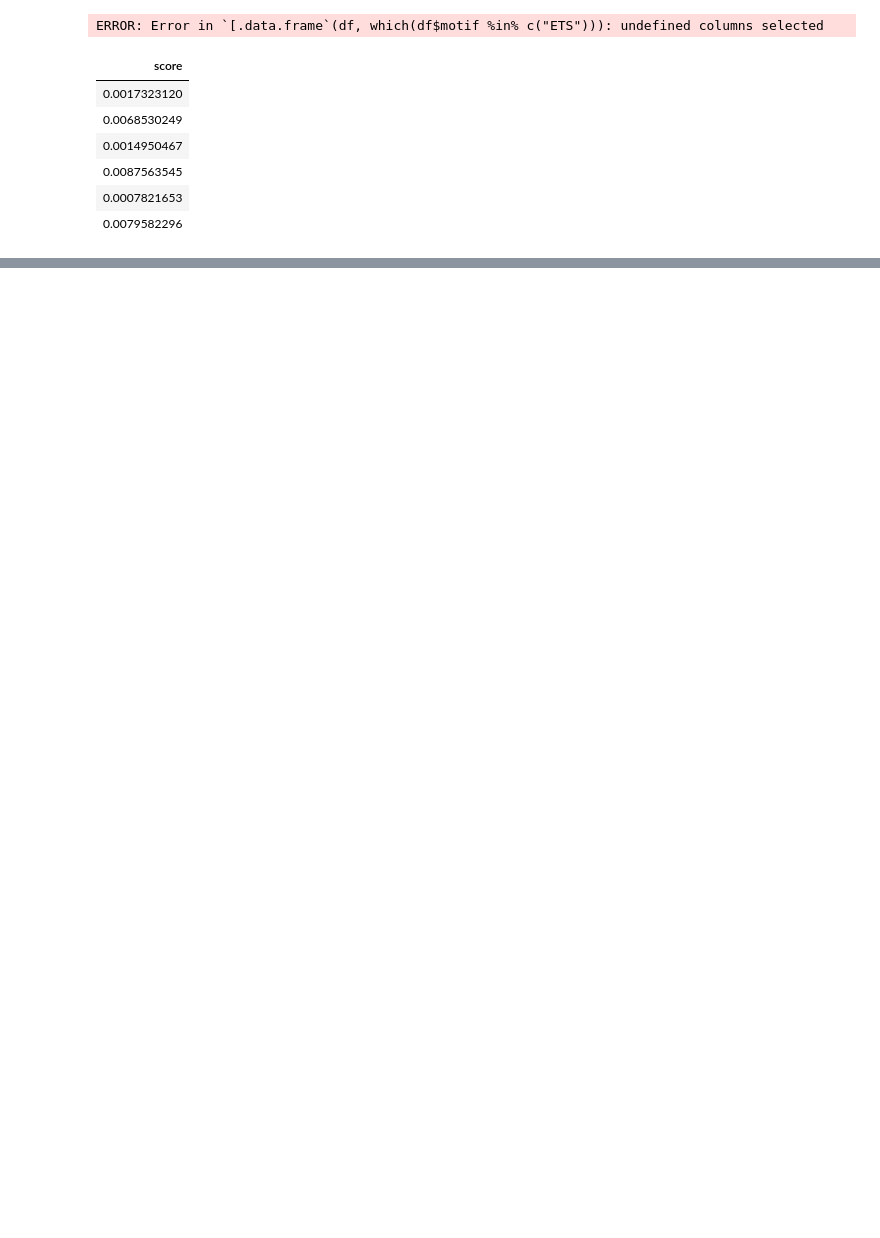
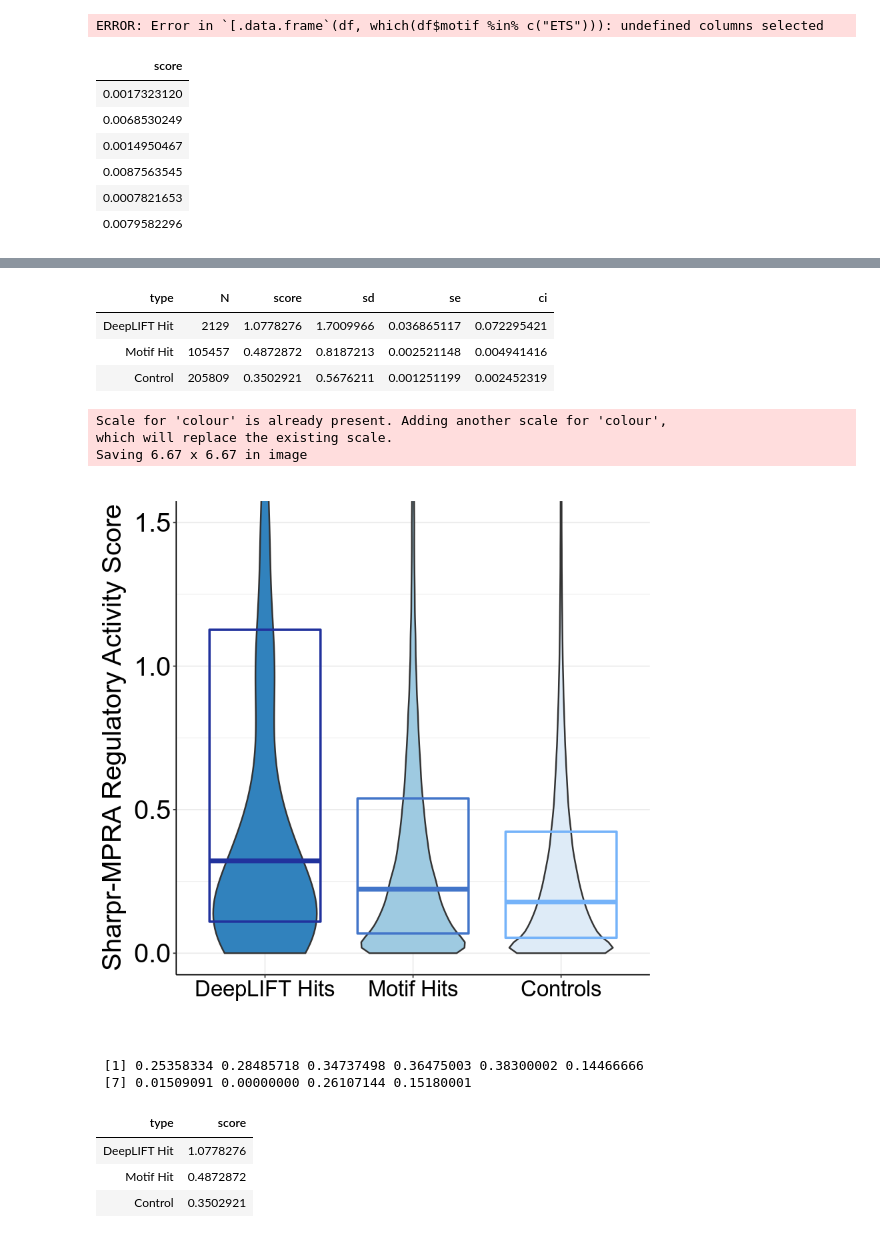
Before and after one commit to kundajelab/mpra, a Jupyter notebook: deeplearn/scripts/ggplot2 visualizations.ipynb, the cells around one changed output, grey strips where cells are left out. Drawn from its saved outputs; the diff is of its cells as text; code cells hidden in the pictures; blank space fills up the shorter version.

Commit message:
Enrichment of Sharpr scores at deepLIFT hits

```diff
--- a/deeplearn/scripts/ggplot2 visualizations.ipynb
+++ b/deeplearn/scripts/ggplot2 visualizations.ipynb
@@ -79,0 +97,3 @@ head(df[df$motif %in% c('ETS'),]['score'])
+# %%
+df = read.csv('../data/sharprScores/controlMotifDeeplift_sharprScoreComparison_subsampled.csv', header = TRUE)
+head(df)
@@ -79,0 +151,75 @@ head(df[df$motif %in% c('ETS'),]['score'])
+# %%
+se <- function(x){sd(x)/sqrt(length(x))}
+
+# cols <- c('#b92f2b', '#e7aa64', '#579352', '#4166a6'
+typeOrder = c('DeepLIFT Hit', 'Motif Hit', 'Control')
+# df <- arrange(df, order(match(df$type, typeOrder)))
+df$score <- abs(df$score)
+df$type <- factor(df$type, levels = typeOrder, ordered = TRUE)
+
+# df_bar <- summarise(group_by(df, type), mean_score = mean(score), se_score = se(score))
+df_bar <- summarySE(df, measurevar="score", groupvars=c("type"))
+head(df_bar)
+
+scale <- c(1)
+
+cols <- c('#21329D', '#4275C9', '#75B3F9')
+# p <- ggplot(df_bar, aes(x=type, y=score, fill=type)) +
+#         geom_bar(stat="identity",
+#                  colour='black') +
+#         geom_errorbar(aes(ymin=score-se, ymax=score+se), width=.1) +
+#         labs(x = '', y = 'Sharpr-MPRA Regulatory Activity Score')
+p <- ggplot(df) +
+        geom_violin(aes(x=type, y=score, fill=type), trim = TRUE, lwd=0.7, scale='width', width=0.7) +
+        scale_color_brewer(palette="Blues", direction = -1) +
+        geom_boxplot(aes(x=type, y=score, color=type), outlier.shape = NA, fill=NA, coef=0, lwd=1) +
+        scale_color_manual(values=cols) +
+#         scale_color_brewer(palette="Blues", direction = -1) +
+#         scale_y_continuous(limits = c(0.0, 3.0)) +
+        coord_cartesian(ylim = c(-0.0, 1.5)) +
+        labs(x = '', y = 'Sharpr-MPRA Regulatory Activity Score')
+p <- p + scale_x_discrete(labels=c('DeepLIFT Hits', 'Motif Hits', 'Controls'))
+# p <- p + scale_fill_manual(values=cols)
+p <- p + scale_fill_brewer(palette="Blues", direction = -1)
+p <- p + theme_bw()
+p <- p + theme(aspect.ratio=1)
+p <- p + theme(
+               axis.line = element_line(colour = "black"),
+               axis.title=element_text(size=24*scale),
+               axis.text.y=element_text(size=24*scale, colour='#000000'),
+               axis.text.x=element_text(size=20*scale, colour='#000000'),
+               panel.border = element_blank(),
+#                panel.background=element_rect(size=0.3, colour='black')
+            )
+# p <- p + theme(panel.grid.minor = element_blank(),
+#                panel.grid.major = element_blank())
+p <- p + theme(axis.title.y = element_text(margin = margin(t = 0, r = 10, b = 0, l = 0)))
+p <- p + guides(fill=FALSE, color=FALSE)
+p
+
+ggsave("../plots/deeplift/ETS_HNF_REST_violinplot.png",
+       scale = scale,
+       plot = p,
+       units = "in", dpi=600)
+# %% [output]
+| type | N | score | sd | se | ci |
+| DeepLIFT Hit | 2129 | 1.0778276 | 1.7009966 | 0.036865117 | 0.072295421 |
+| Motif Hit | 105457 | 0.4872872 | 0.8187213 | 0.002521148 | 0.004941416 |
+| Control | 205809 | 0.3502921 | 0.5676211 | 0.001251199 | 0.002452319 |
+Scale for 'colour' is already present. Adding another scale for 'colour',
+which will replace the existing scale.
+Saving 6.67 x 6.67 in image
+[figure, added]
+# %%
+abs(df$score)[c(1:10)]
+# %% [output]
+ [1] 0.25358334 0.28485718 0.34737498 0.36475003 0.38300002 0.14466666
+ [7] 0.01509091 0.00000000 0.26107144 0.15180001
+# %%
+means <- aggregate(score ~ type, df, mean)
+means
+# %% [output]
+| type | score |
+| DeepLIFT Hit | 1.0778276 |
+| Motif Hit | 0.4872872 |
+| Control | 0.3502921 |
```
Also changed, not shown: parts of 6 cells of this notebook, 1 other file.
